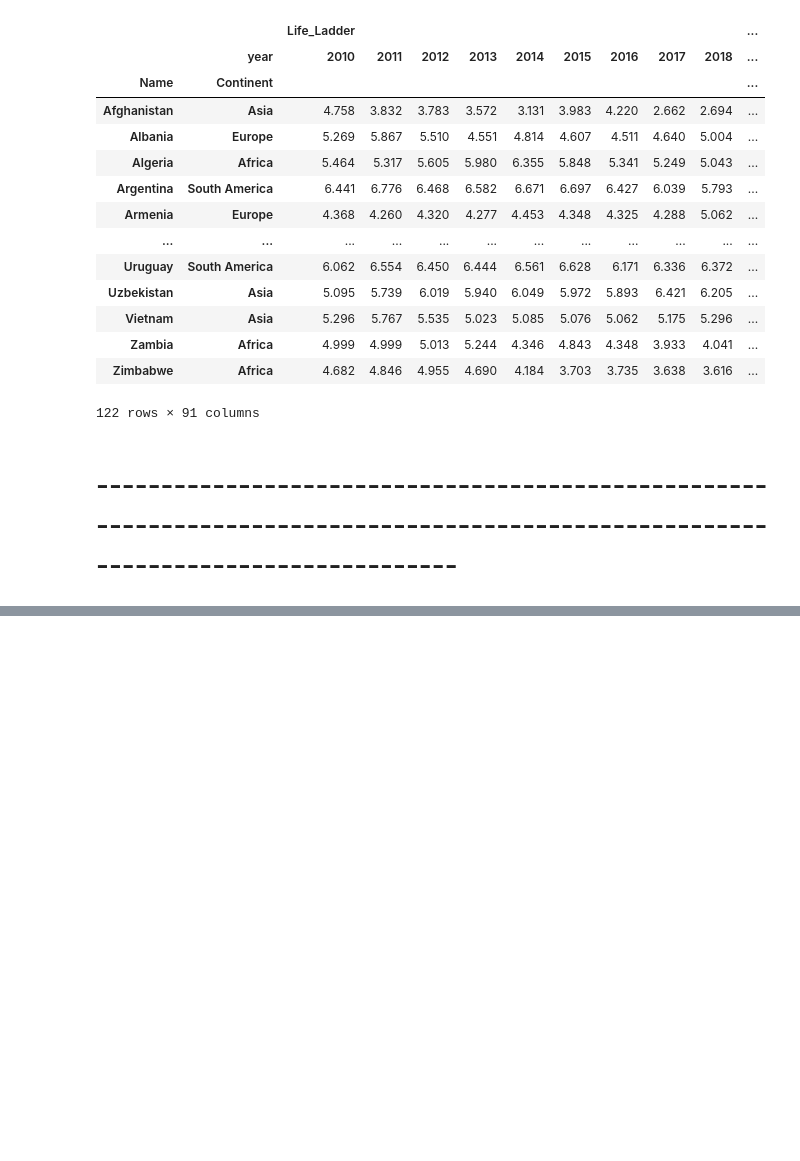
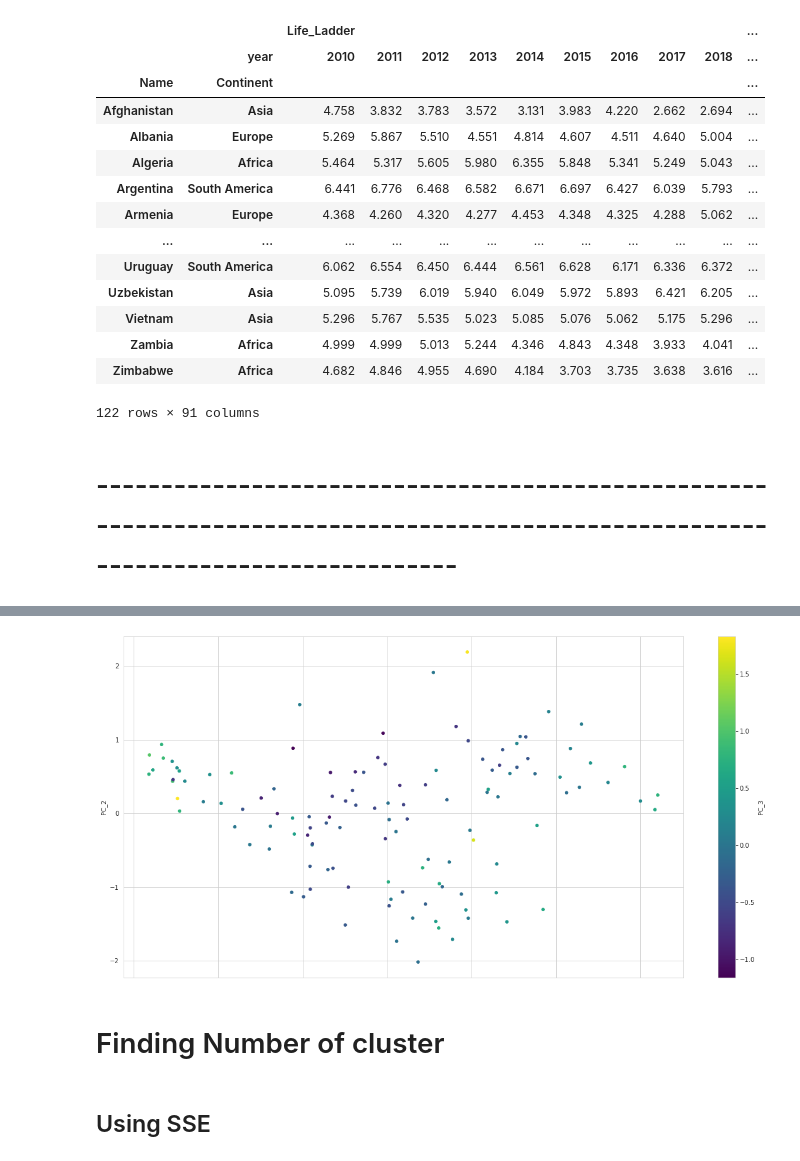
Before and after one commit to Anshul007/Analysis_in_Clustering, a Jupyter notebook: Feature_Extraction_for_effective_Clustering_Analysis.ipynb, the cells around one changed output, grey strips where cells are left out. Cells and saved outputs as stored; diff of their text form; code cells hidden in the pictures; blank space fills up the shorter version.

```diff
--- a/Feature_Extraction_for_effective_Clustering_Analysis.ipynb
+++ b/Feature_Extraction_for_effective_Clustering_Analysis.ipynb
@@ -496,0 +574,10 @@ pcs.fit(trans_df)
+# %%
+# better visualization
+scores.plot.scatter(x= "PC_1", y= "PC_2", c= "PC_3", colormap='viridis')
+plt.show()
+# %% [output]
+[figure, added]
+# %% [markdown]
+# Finding Number of cluster
+# %% [markdown]
+## Using SSE
```
Also changed, not shown: parts of 42 cells of this notebook.
